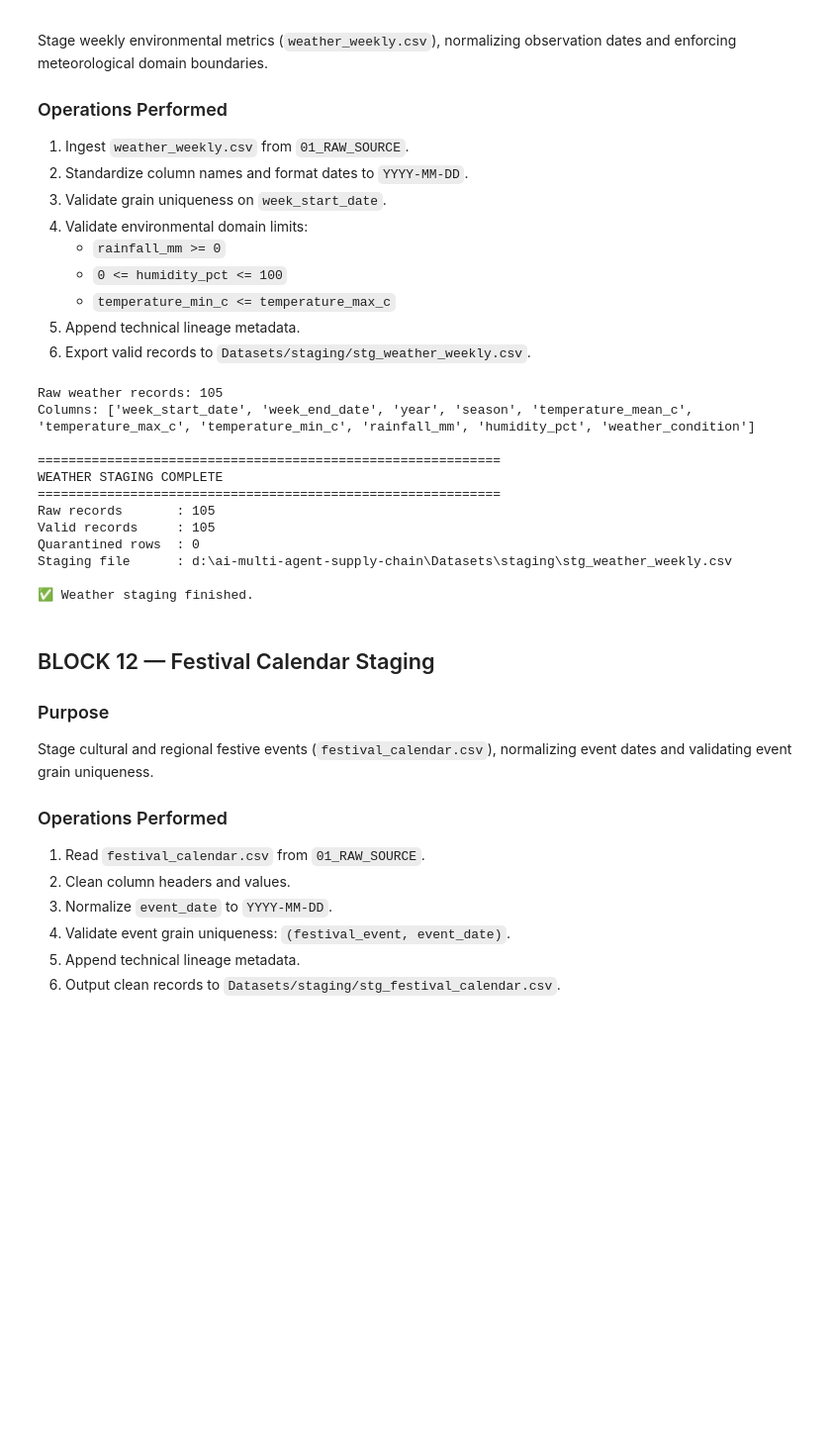
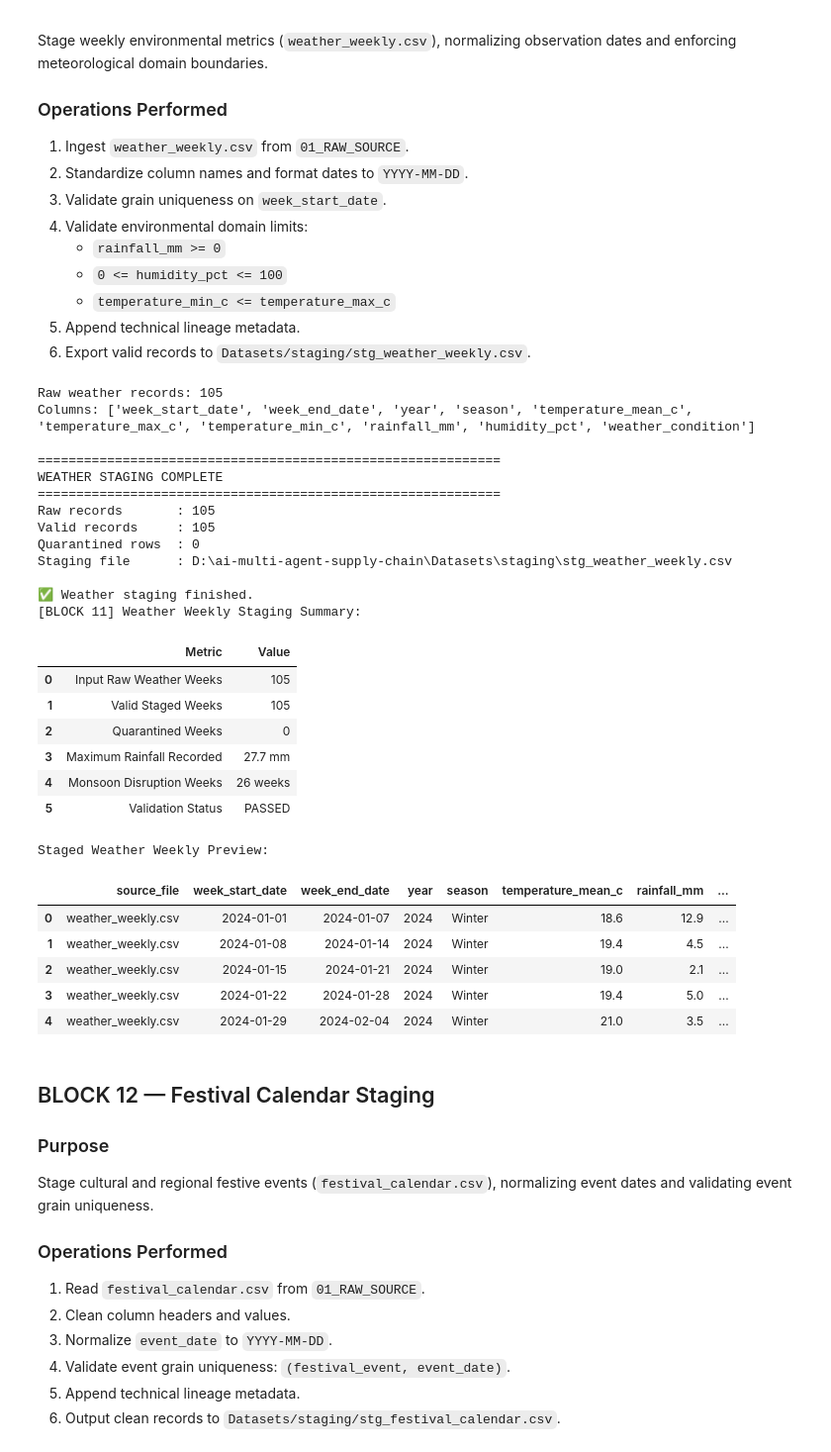
Before and after one commit to mondalsahil302-ui/ai-multi-agent-supply-chain, a Jupyter notebook: 01_data_staging_pipeline.ipynb, the cells around one changed output. Shown at 99% size. Saved outputs shown, nothing was run; the diff lists cells and outputs as text; code cells hidden in the pictures; blank space fills up the shorter version.

```diff
--- a/01_data_staging_pipeline.ipynb
+++ b/01_data_staging_pipeline.ipynb
@@ -3014,34 +3247,62 @@ df_wth_valid = df_wth.loc[~inv_mask_wth].copy()
 df_wth_invalid = df_wth.loc[inv_mask_wth].copy()
 
 if not df_wth_invalid.empty:
     df_wth_invalid["validation_error"] = val_err_wth.loc[inv_mask_wth]
     df_wth_invalid.to_csv(WTH_QUARANTINE, index=False)
 
 df_wth_valid.to_csv(WTH_STAGING, index=False)
 
 print("\n" + "=" * 60)
 print("WEATHER STAGING COMPLETE")
 print("=" * 60)
 print("Raw records       :", len(df_wth))
 print("Valid records     :", len(df_wth_valid))
 print("Quarantined rows  :", len(df_wth_invalid))
 print("Staging file      :", WTH_STAGING)
 if not df_wth_invalid.empty:
     print("Quarantine file   :", WTH_QUARANTINE)
 print("\n✅ Weather staging finished.")
+
+df_wth_summary = pd.DataFrame([
+    {"Metric": "Input Raw Weather Weeks", "Value": str(len(df_wth))},
+    {"Metric": "Valid Staged Weeks", "Value": str(len(df_wth_valid))},
+    {"Metric": "Quarantined Weeks", "Value": str(len(df_wth_invalid))},
+    {"Metric": "Maximum Rainfall Recorded", "Value": f"{pd.to_numeric(df_wth_valid['rainfall_mm'], errors='coerce').max():.1f} mm"},
+    {"Metric": "Monsoon Disruption Weeks", "Value": f"{df_wth_valid['season'].str.lower().str.contains('monsoon').sum()} weeks"},
+    {"Metric": "Validation Status", "Value": "PASSED"}
+])
+print("[BLOCK 11] Weather Weekly Staging Summary:")
+display(df_wth_summary)
+print("\nStaged Weather Weekly Preview:")
+display(df_wth_valid[["source_file", "week_start_date", "week_end_date", "year", "season", "temperature_mean_c", "rainfall_mm", "humidity_pct", "weather_condition"]].head(5))
 # %% [output]
 Raw weather records: 105
 Columns: ['week_start_date', 'week_end_date', 'year', 'season', 'temperature_mean_c', 'temperature_max_c', 'temperature_min_c', 'rainfall_mm', 'humidity_pct', 'weather_condition']
 
 ============================================================
 WEATHER STAGING COMPLETE
 ============================================================
 Raw records       : 105
 Valid records     : 105
 Quarantined rows  : 0
-Staging file      : d:\ai-multi-agent-supply-chain\Datasets\staging\stg_weather_weekly.csv
+Staging file      : D:\ai-multi-agent-supply-chain\Datasets\staging\stg_weather_weekly.csv
 
 ✅ Weather staging finished.
+[BLOCK 11] Weather Weekly Staging Summary:
+|  | Metric | Value |
+| 0 | Input Raw Weather Weeks | 105 |
+| 1 | Valid Staged Weeks | 105 |
+| 2 | Quarantined Weeks | 0 |
+| 3 | Maximum Rainfall Recorded | 27.7 mm |
+| 4 | Monsoon Disruption Weeks | 26 weeks |
+| 5 | Validation Status | PASSED |
+Staged Weather Weekly Preview:
+|  | source_file | week_start_date | week_end_date | year | season | temperature_mean_c | rainfall_mm | ... |
+| 0 | weather_weekly.csv | 2024-01-01 | 2024-01-07 | 2024 | Winter | 18.6 | 12.9 | ... |
+| 1 | weather_weekly.csv | 2024-01-08 | 2024-01-14 | 2024 | Winter | 19.4 | 4.5 | ... |
+| 2 | weather_weekly.csv | 2024-01-15 | 2024-01-21 | 2024 | Winter | 19.0 | 2.1 | ... |
+| 3 | weather_weekly.csv | 2024-01-22 | 2024-01-28 | 2024 | Winter | 19.4 | 5.0 | ... |
+| 4 | weather_weekly.csv | 2024-01-29 | 2024-02-04 | 2024 | Winter | 21.0 | 3.5 | ... |
 # %% [markdown]
 ## BLOCK 12 — Festival Calendar Staging
 
```
Also changed, not shown: parts of 15 cells of this notebook, 13 other files.
